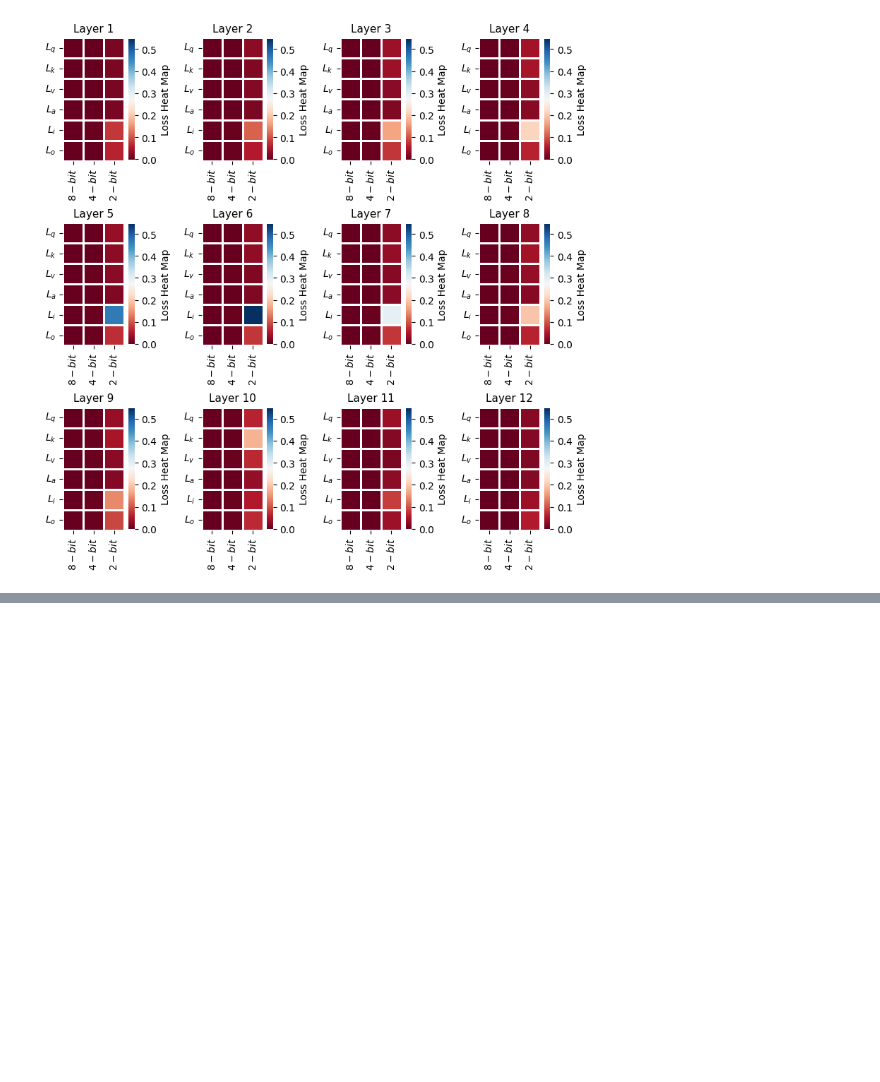
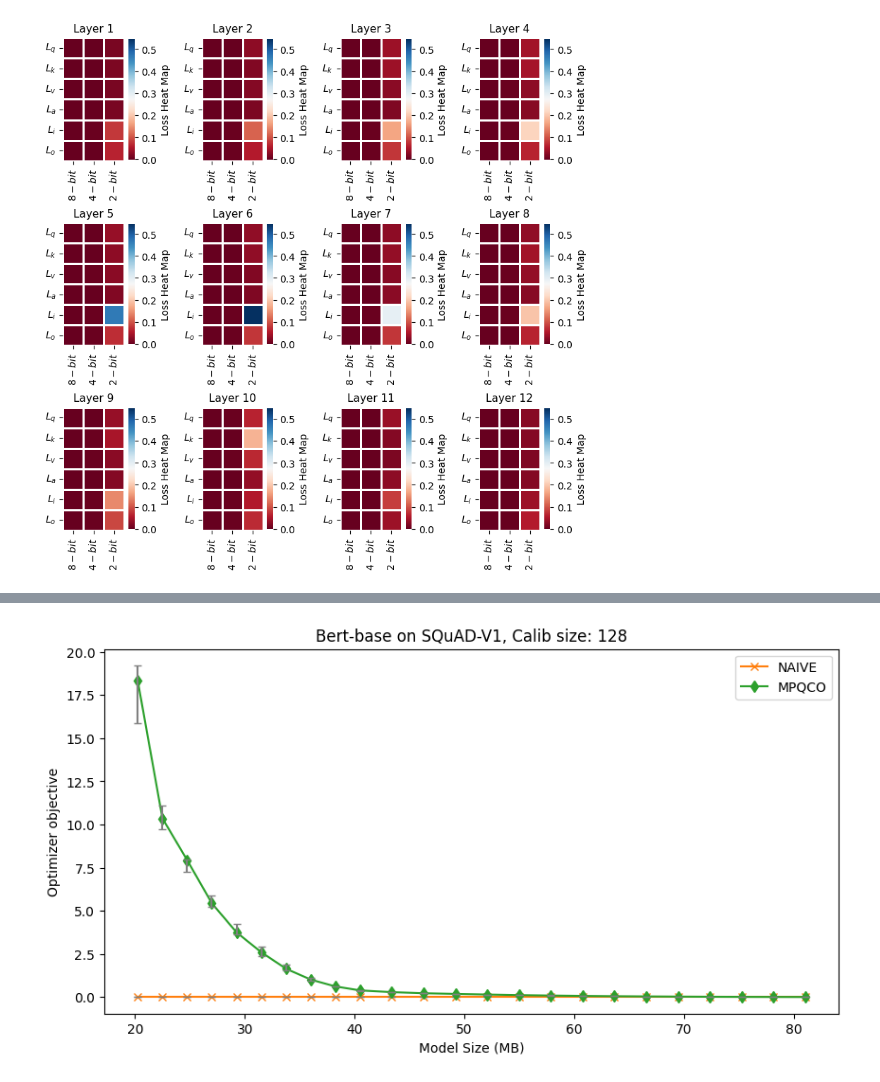
Before and after one commit to JamesTuna/CLADO_MPQ, a Jupyter notebook: bert/CLADO_multiWeight_bert-base.ipynb, the cells around one changed output, grey strips where cells are left out. Saved outputs shown, nothing was run; the diff lists cells and outputs as text; code cells hidden in the pictures; blank space fills up the shorter version.

Commit message:
Added naive results

```diff
--- a/bert/CLADO_multiWeight_bert-base.ipynb
+++ b/bert/CLADO_multiWeight_bert-base.ipynb
@@ -396,0 +390,86 @@ for i in range(0, f1_clado.shape[2], 1):
+# %%
+import matplotlib.pyplot as plt
+import pickle
+import numpy as np
+
+#methods = ["clado", "naive", "mpqco"]
+methods = ["naive", "mpqco"]
+size_bounds = [20.2505, 22.50055556, 24.75061111, 27.00066667, 29.25072222, 31.50077778, 33.75083333, 36.00088889, 38.25094444, 40.501, 43.39735714, 46.29371429, 49.19007143, 52.08642857, 54.98278571, 57.87914286, 60.7755, 63.67185714, 66.56821429, 69.46457143, 72.36092857, 75.25728571, 78.15364286, 81.05]
+
+n_runs = 5
+n_constraints = len(size_bounds)
+
+# n_runs x n_constraints
+# clado_obj = [[0 for _ in range(n_constraints)] for _ in range(n_runs)]
+naive_obj = [[0 for _ in range(n_constraints)] for _ in range(n_runs)]
+mpqco_obj = [[0 for _ in range(n_constraints)] for _ in range(n_runs)]
+
+batch_num = 128
+for repeat in range(n_runs):
+    start_batch = batch_num * repeat
+    end_batch = batch_num * repeat + batch_num - 1
+    n_samples = batch_num * 8
+    file_name = f'./clado_mpqco_results/bert-base-uncased-squad-v1/MPQCO/MPQCO_optimal_opjectives_bert-base-uncased-squad-v1/sample_size{n_samples}/mpqco_a16_w8-4-2_calib128_batches_{start_batch}-{end_batch}_bs8_optimization_objective.pkl'
+    with open(file_name,'rb') as f:
+        res = pickle.load(f)
+    for j, obj in enumerate(res['mpqco_objectives']):
+        mpqco_obj[repeat][j] = obj
+
+    file_name = f'./clado_mpqco_results/bert-base-uncased-squad-v1/Naive/Naive_optimal_opjectives_bert-base-uncased-squad-v1/sample_size{n_samples}/naive_a16_w8-4-2_calib128_batches_{start_batch}-{end_batch}_bs8_optimization_objective.pkl'
+    with open(file_name,'rb') as f:
+        res = pickle.load(f)
+    for j, obbj in enumerate(res['naive_objectives']):
+        naive_obj[repeat][j] = obj
+
+
+# default colors
+# ['#1f77b4', '#ff7f0e', '#2ca02c', '#d62728', '#9467bd', '#8c564b', '#e377c2', '#7f7f7f', '#bcbd22', '#17becf']
+
+# obj_clado = np.array(clado_obj)
+obj_naive = np.array(naive_obj)
+obj_mpqco = np.array(mpqco_obj)
+
+
+xs = size_bounds
+
+# creating error
+y_errormin_naive = np.quantile(obj_naive, 0.5, axis=0) - np.quantile(obj_naive, 0.25, axis=0)
+y_errormax_naive = np.quantile(obj_naive, 0.75, axis=0) - np.quantile(obj_naive, 0.5, axis=0)
+y_errormin_mpqco = np.quantile(obj_mpqco, 0.5, axis=0) - np.quantile(obj_mpqco, 0.25, axis=0)
+y_errormax_mpqco = np.quantile(obj_mpqco, 0.75, axis=0) - np.quantile(obj_mpqco, 0.5, axis=0)
+y_error_naive =[y_errormin_naive, y_errormax_naive]
+y_error_mpqco =[y_errormin_mpqco, y_errormax_mpqco]
+
+#plt.rcParams['figure.figsize'] = (10,5)
+
+# plt.plot(xs, y_clado[0:-1], marker='o', label=f'CLADO')
+plt.plot(xs, np.quantile(obj_naive, 0.5, axis=0), marker='x', label=f'NAIVE', color='#ff7f0e')
+plt.errorbar(xs, np.quantile(obj_naive, 0.5, axis=0), yerr = y_error_naive, linestyle = 'None', ecolor='gray', capsize=3)
+plt.plot(xs, np.quantile(obj_mpqco, 0.5, axis=0), marker='d', label=f'MPQCO', color='#2ca02c')
+plt.errorbar(xs, np.quantile(obj_mpqco, 0.5, axis=0), yerr = y_error_mpqco, linestyle = 'None', ecolor='gray', capsize=3)
+
+# plt.plot([81.0],[88.16565997853645], color='gray', marker='s')
+# plt.annotate("(A:16, W:8)", (81 - 3.0, 88.16565997853645 + 1.6), size=9, color='gray')
+# plt.axhline(y=88.16565997853645, color='gray', linestyle='--', label='(A:16, W:8)')
+# # model size is:  81.0, {'eval_exact_match': 80.96499526963103, 'eval_f1': 88.16565997853645, 'eval_loss': 0.9958921074867249}
+
+# plt.plot([40.5],[86.180744805817], color='gray', marker='s')
+# plt.annotate("(A:16, W:4)", (40.5, 86.180744805817 -3.8), size=9, color='gray')
+# plt.axhline(y=86.180744805817, color='gray', linestyle='-.', label='(A:16, W:4)')
+# # model size is:  40.5, {'eval_exact_match': 77.78618732261117, 'eval_f1': 86.180744805817, 'eval_loss': 1.0381795167922974}
+
+# plt.plot([20.25],[7.186451306104543,], color='gray', marker='s')
+# plt.annotate("(A:16, W:2)", (20.25 - 3.0, 7.186451306104543 +1.8,), size=9, color='gray')
+# plt.axhline(y=7.186451306104543, color='gray', linestyle=':', label='(A:16, W:2)')
+# # model size is:  20.25, {'eval_exact_match': 0.3216650898770104, 'eval_f1': 7.186451306104543, 'eval_loss': 5.938819885253906}
+
+# plt.axhline(y=88.2139240722649, color='gray', linestyle=(0, (1, 3)), label='(A:16, W:FP32)')
+# # fp32 metrics:  {'eval_exact_match': 80.90823084200568, 'eval_f1': 88.2139240722649, 'eval_loss': 0.9968518614768982}
+
+plt.title('Bert-base on SQuAD-V1, Calib size: 128')
+plt.ylabel('Optimizer objective')
+plt.xlabel('Model Size (MB)')
+plt.legend()
+plt.show()
+# %% [output]
+[figure, added]
```
Also changed, not shown: parts of 1 cell of this notebook, 34 other files.
